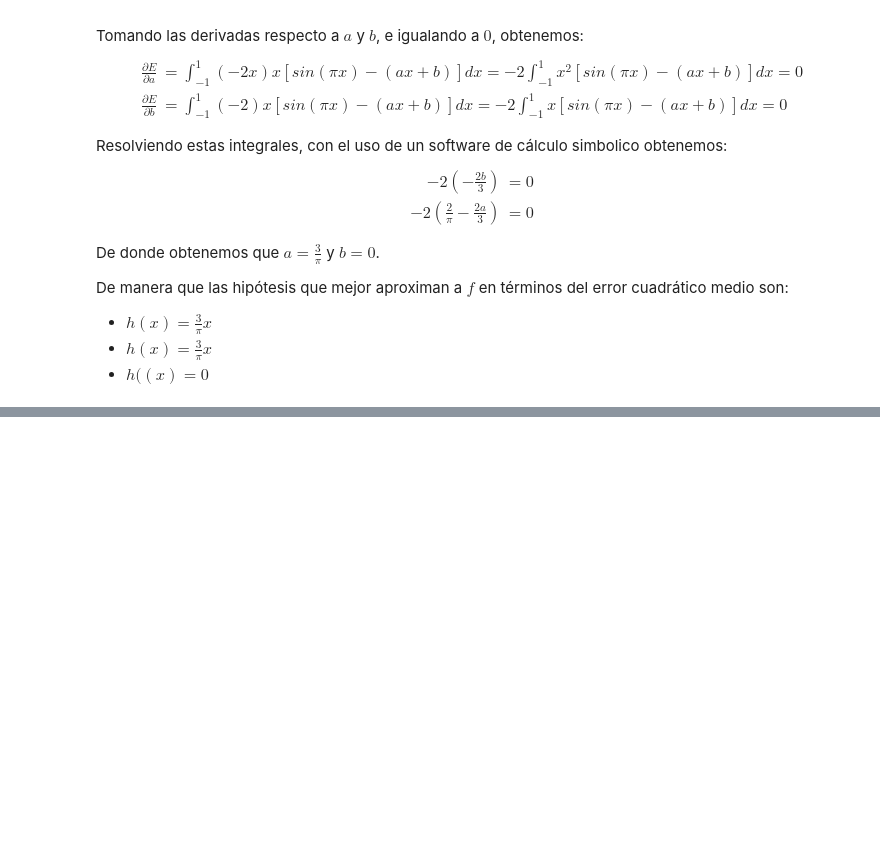
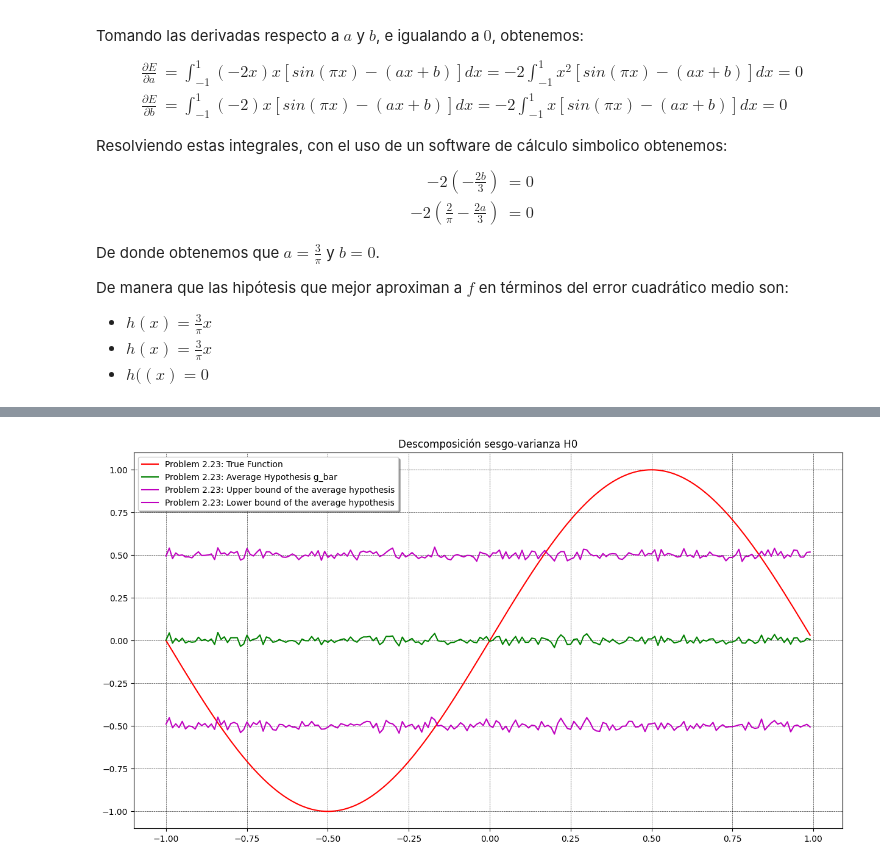
Before and after one commit to jdcarrascali/Matematicas-del-aprendizaje-de-maquinas, a Jupyter notebook: Bias_variance_experiment.ipynb, the cells around one changed output, grey strips where cells are left out. Saved outputs shown, nothing was run; the diff lists cells and outputs as text; code cells hidden in the pictures; blank space fills up the shorter version.

```diff
--- a/Bias_variance_experiment.ipynb
+++ b/Bias_variance_experiment.ipynb
@@ -239,0 +301,96 @@ The variance+bias is:  1.8710643743144622
+# %%
+from matplotlib.font_manager import FontProperties
+
+def sample(lb, ub, sz):
+    # sample randomly from a uniform distribution
+    return lb + np.random.random_sample((sz,))*(ub-lb)
+
+def gd_funca(x, x1, x2):
+    #hypothesis found by learning algorithm
+    a = (np.sin(math.pi*x2)-np.sin(math.pi*x1))/(x2-x1)
+    b = (x2*np.sin(math.pi*x1)-x1*np.sin(math.pi*x2))/(x2-x1)
+    return a*x + b
+
+def gd_funcb(x, x1, x2):
+    #hypothesis found by learning algorithm
+    a = (x1*np.sin(math.pi*x1)+x2*np.sin(math.pi*x2))/(x1**2+x2**2)
+    return a*x
+
+def gd_funcc(x, x1, x2):
+    #hypothesis found by learning algorithm
+    return 0.5*(np.sin(math.pi*x1)+np.sin(math.pi*x2))
+
+def avg_g(x, gdfunc, num_samples, targetfunc):
+    #compute the average hypothesis \bar{g} at given point x
+    bias_at_x = 0
+    gd_funcs = []
+    for i in range(num_samples):
+        #generate 2 sample data each time
+        x1, x2 = sample(-1, 1, 2)
+        v = gdfunc(x, x1, x2)
+        gd_funcs.append(v)
+
+    average_gfunc_at_x = np.mean(gd_funcs)
+    #print('x: ', x, 'average_gfunc_at_x: ', average_gfunc_at_x)
+    variance_gfunc_at_x = np.var(gd_funcs)
+    bias_at_x = (average_gfunc_at_x - targetfunc(x))**2
+    return average_gfunc_at_x, variance_gfunc_at_x, bias_at_x
+
+# Compute the expected value of variance, bias and out-of-sample error
+def calc_bias_var_eout(gd_func, target_func, num_data_samples, num_x_samples):
+    variances, biases, eouts = [], [], []
+    for i in range(num_x_samples):
+        x = sample(-1, 1, 1)
+        _, variance, bias = avg_g(x, gd_func, num_data_samples, target_func)
+        variances.append(variance)
+        biases.append(bias)
+
+        # Compute the expected value of out-of-sample error w.r.t. data
+        eout_on_data = []
+        for i in range(num_data_samples):
+            x1, x2 = sample(-1, 1, 2)
+            v= gd_func(x, x1, x2)
+            eout_on_data.append((v-target_func(x))**2) # (g^{D}(x) - f(x))**2
+
+        eout_data_avg = np.mean(eout_on_data)
+        eouts.append(eout_data_avg)
+
+
+
+    variance = np.mean(variances)
+    bias = np.mean(biases)
+    eout = np.mean(eouts)
+    print('The variance is: ', variance)
+    print('The bias is: ', bias)
+    print('The expected out-of-sample error is: ', eout)
+    print('The variance+bias is: ', variance+bias)
+
+
+    xs = np.arange(-1, 1, 0.01)
+    true_f, avg_gf, var_gf, ubs, lbs = [],[], [], [], []
+    for x in xs:
+        true_f.append(target_func(x))
+        mean_g, var_g, bias_g = avg_g(x, gd_func, num_data_samples, target_func)
+        avg_gf.append(mean_g)
+        var_gf.append(var_g)
+        ubs.append(mean_g + np.sqrt(var_g))
+        lbs.append(mean_g - np.sqrt(var_g))
+    plt.figure(figsize=(15, 8))
+    plt.plot(xs, true_f, color='red', label='Problem 2.23: True Function')
+    plt.plot(xs, avg_gf, color='green', label='Problem 2.23: Average Hypothesis g_bar')
+    plt.plot(xs, ubs, color='m', label='Problem 2.23: Upper bound of the average hypothesis')
+    plt.plot(xs, lbs, color='m', label='Problem 2.23: Lower bound of the average hypothesis')
+    legend_x = 2.0
+    legend_y = 0.5
+    plt.grid(color='k', linestyle='--', linewidth=.4)
+    plt.title("Descomposición sesgo-varianza H0", fontdict={'fontsize':12})
+    legend = plt.legend(loc='upper left', shadow=True, fontsize='medium')
+
+
+
+num_data_samples = 1000
+num_x_samples = 1000
+print('------ Hypothesis set: h(x) = b ------')
+
+calc_bias_var_eout(gd_funcc, lambda x: np.sin(math.pi*x), num_data_samples, num_x_samples)
+# %% [output]
@@ -239,0 +402 @@ The variance+bias is:  1.8710643743144622
+[figure, added]
```
Also changed, not shown: parts of 6 cells of this notebook.
